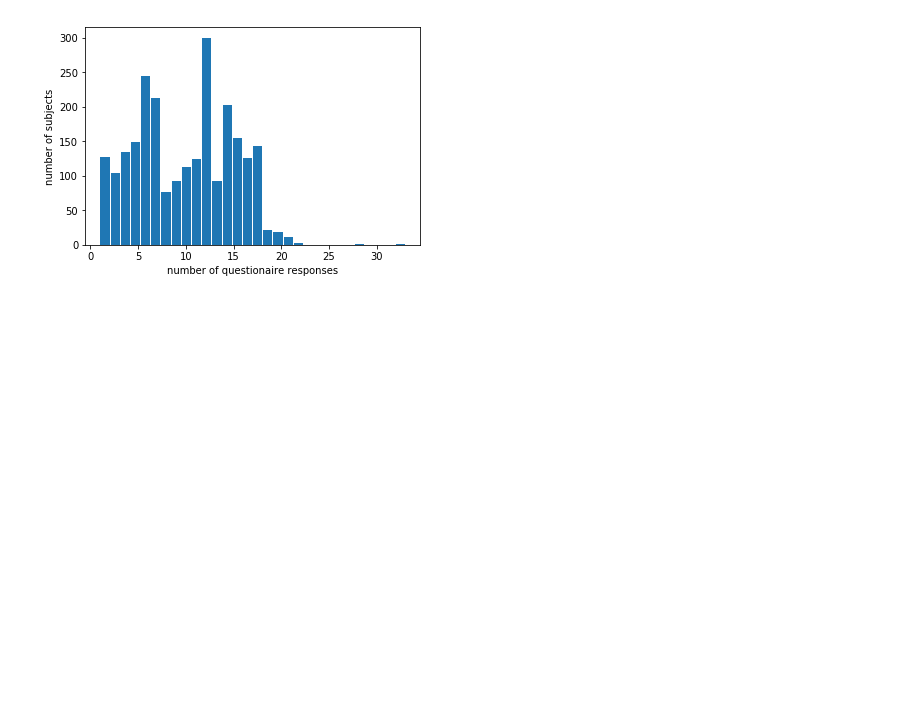
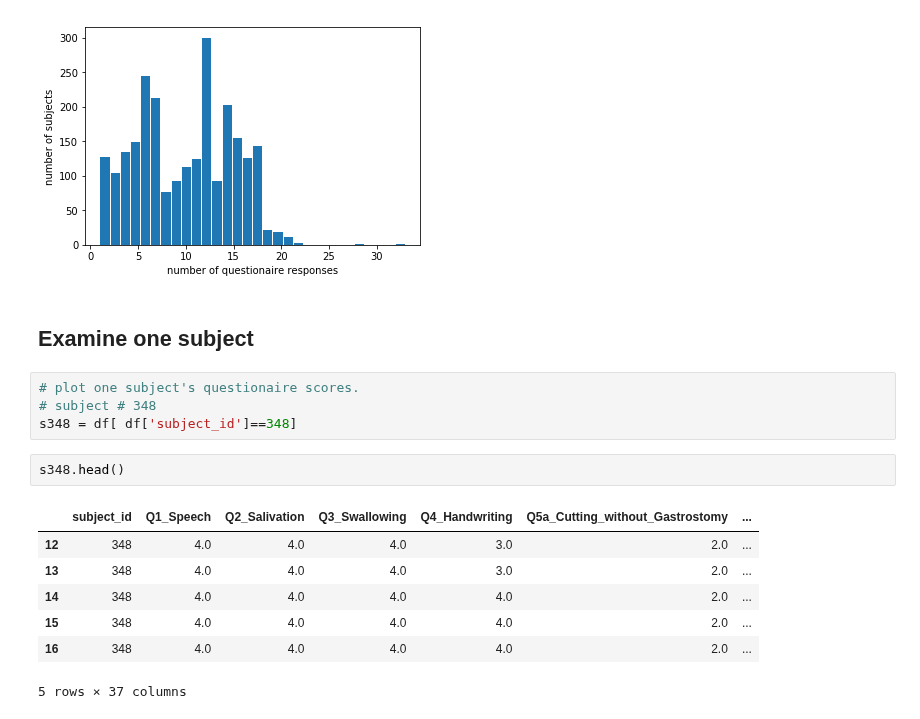
Before and after one commit to ttompk/als, a Jupyter notebook: eda.ipynb, the cells around one changed output. Drawn from its saved outputs; the diff is of its cells as text; blank space fills up the shorter version.

```diff
--- a/eda.ipynb
+++ b/eda.ipynb
@@ -134,3 +245,19 @@ plt.ylabel("number of subjects")
 plt.show()
 # %% [output]
 [figure]
+# %% [markdown]
+## Examine one subject
+# %%
+# plot one subject's questionaire scores.
+# subject # 348
+s348 = df[ df['subject_id']==348]
+# %%
+s348.head()
+# %% [output]
+|  | subject_id | Q1_Speech | Q2_Salivation | Q3_Swallowing | Q4_Handwriting | Q5a_Cutting_without_Gastrostomy | ... |
+| 12 | 348 | 4.0 | 4.0 | 4.0 | 3.0 | 2.0 | ... |
+| 13 | 348 | 4.0 | 4.0 | 4.0 | 3.0 | 2.0 | ... |
+| 14 | 348 | 4.0 | 4.0 | 4.0 | 4.0 | 2.0 | ... |
+| 15 | 348 | 4.0 | 4.0 | 4.0 | 4.0 | 2.0 | ... |
+| 16 | 348 | 4.0 | 4.0 | 4.0 | 4.0 | 2.0 | ... |
+5 rows × 37 columns
```
Also changed, not shown: parts of 41 cells of this notebook.
